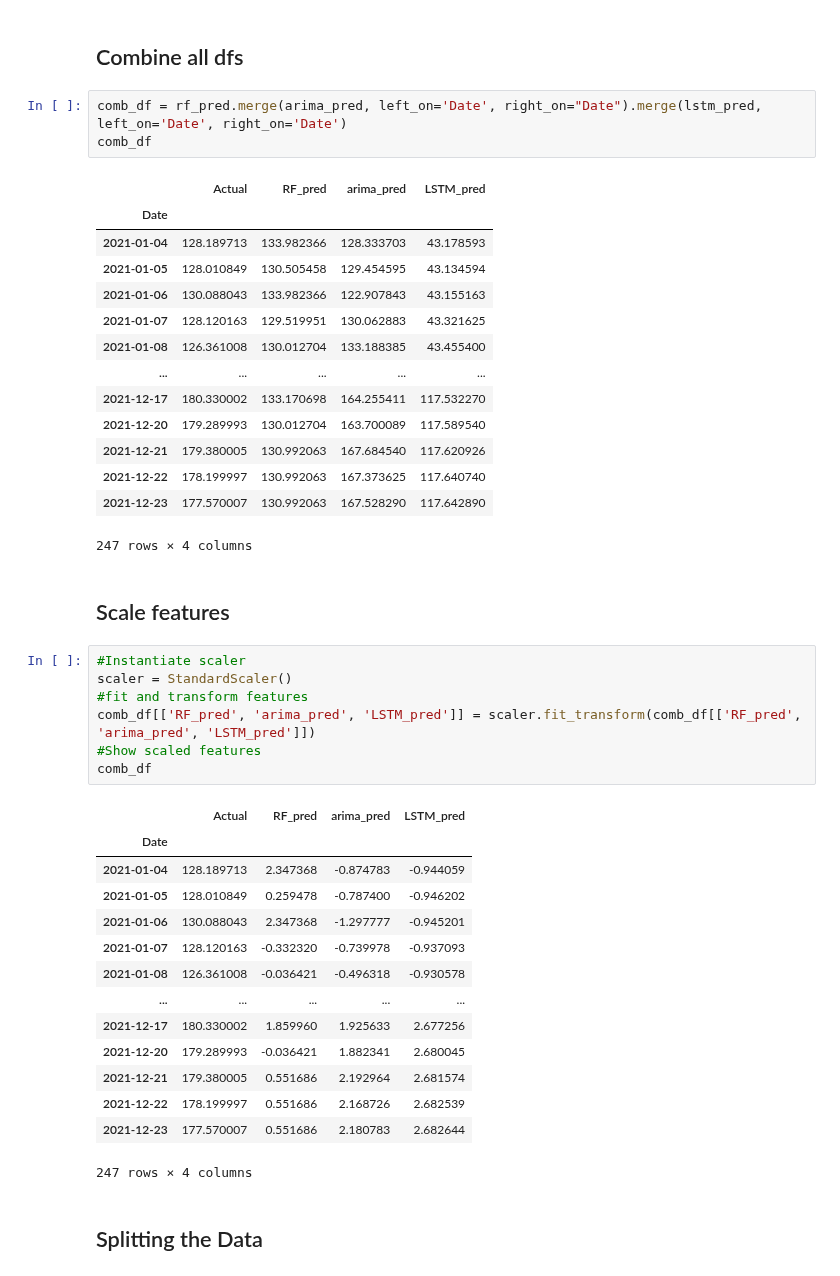
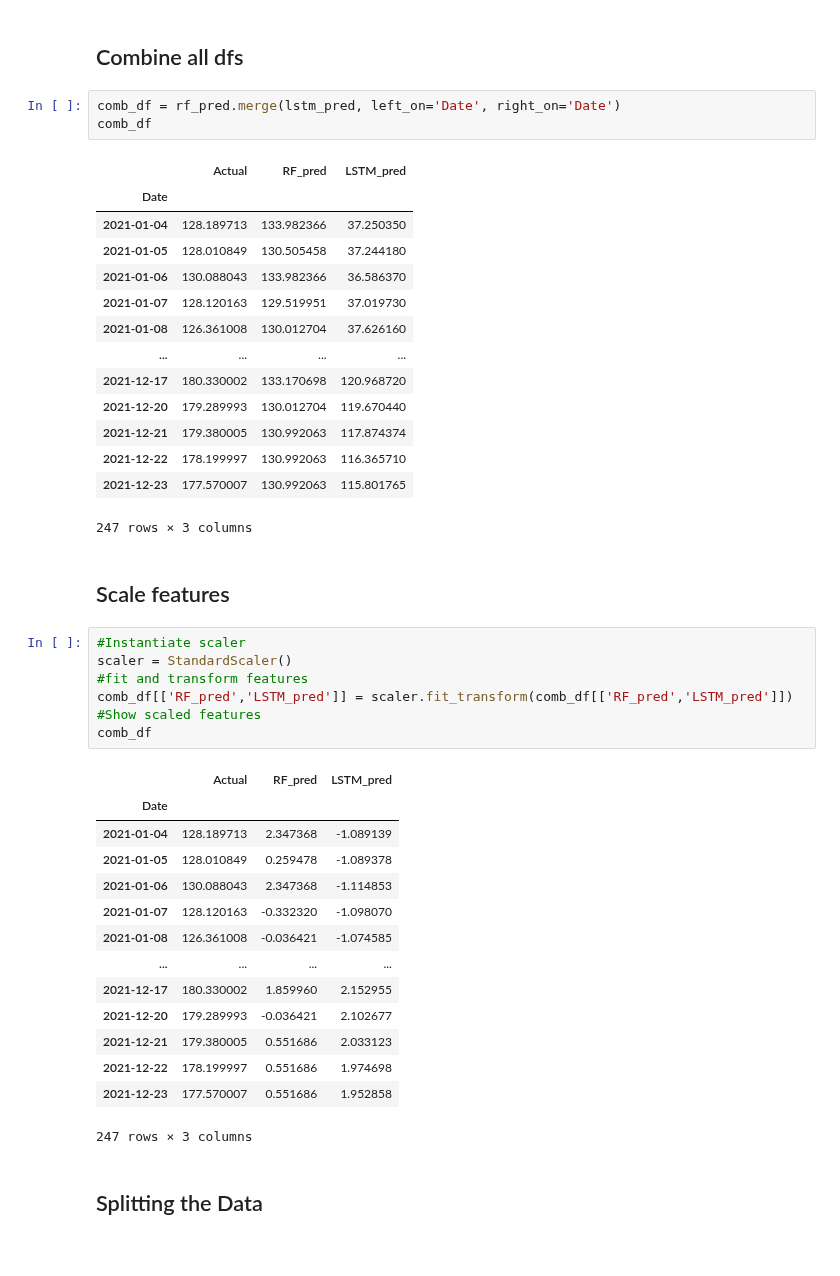
Before and after one commit to ivanlimsy/iOracle, a Jupyter notebook: notebooks/Combined Linear Model.ipynb, the cells around one changed output. Saved outputs shown, nothing was run; the diff lists cells and outputs as text.

```diff
--- a/notebooks/Combined Linear Model.ipynb
+++ b/notebooks/Combined Linear Model.ipynb
@@ -113,47 +98,47 @@ lstm_pred
 # %% [markdown]
 ## Combine all dfs
 # %%
-comb_df = rf_pred.merge(arima_pred, left_on='Date', right_on="Date").merge(lstm_pred, left_on='Date', right_on='Date')
+comb_df = rf_pred.merge(lstm_pred, left_on='Date', right_on='Date')
 comb_df
 # %% [output]
-|  | Actual | RF_pred | arima_pred | LSTM_pred |
-| Date |  |  |  |  |
-| 2021-01-04 | 128.189713 | 133.982366 | 128.333703 | 43.178593 |
-| 2021-01-05 | 128.010849 | 130.505458 | 129.454595 | 43.134594 |
-| 2021-01-06 | 130.088043 | 133.982366 | 122.907843 | 43.155163 |
-| 2021-01-07 | 128.120163 | 129.519951 | 130.062883 | 43.321625 |
-| 2021-01-08 | 126.361008 | 130.012704 | 133.188385 | 43.455400 |
-| ... | ... | ... | ... | ... |
-| 2021-12-17 | 180.330002 | 133.170698 | 164.255411 | 117.532270 |
-| 2021-12-20 | 179.289993 | 130.012704 | 163.700089 | 117.589540 |
-| 2021-12-21 | 179.380005 | 130.992063 | 167.684540 | 117.620926 |
-| 2021-12-22 | 178.199997 | 130.992063 | 167.373625 | 117.640740 |
-| 2021-12-23 | 177.570007 | 130.992063 | 167.528290 | 117.642890 |
+|  | Actual | RF_pred | LSTM_pred |
+| Date |  |  |  |
+| 2021-01-04 | 128.189713 | 133.982366 | 37.250350 |
+| 2021-01-05 | 128.010849 | 130.505458 | 37.244180 |
+| 2021-01-06 | 130.088043 | 133.982366 | 36.586370 |
+| 2021-01-07 | 128.120163 | 129.519951 | 37.019730 |
+| 2021-01-08 | 126.361008 | 130.012704 | 37.626160 |
+| ... | ... | ... | ... |
+| 2021-12-17 | 180.330002 | 133.170698 | 120.968720 |
+| 2021-12-20 | 179.289993 | 130.012704 | 119.670440 |
+| 2021-12-21 | 179.380005 | 130.992063 | 117.874374 |
+| 2021-12-22 | 178.199997 | 130.992063 | 116.365710 |
+| 2021-12-23 | 177.570007 | 130.992063 | 115.801765 |
-247 rows × 4 columns
+247 rows × 3 columns
 # %% [markdown]
 ## Scale features
 # %%
 #Instantiate scaler
 scaler = StandardScaler()
 #fit and transform features
-comb_df[['RF_pred', 'arima_pred', 'LSTM_pred']] = scaler.fit_transform(comb_df[['RF_pred', 'arima_pred', 'LSTM_pred']])
+comb_df[['RF_pred','LSTM_pred']] = scaler.fit_transform(comb_df[['RF_pred','LSTM_pred']])
 #Show scaled features
 comb_df
 # %% [output]
-|  | Actual | RF_pred | arima_pred | LSTM_pred |
-| Date |  |  |  |  |
-| 2021-01-04 | 128.189713 | 2.347368 | -0.874783 | -0.944059 |
-| 2021-01-05 | 128.010849 | 0.259478 | -0.787400 | -0.946202 |
-| 2021-01-06 | 130.088043 | 2.347368 | -1.297777 | -0.945201 |
-| 2021-01-07 | 128.120163 | -0.332320 | -0.739978 | -0.937093 |
-| 2021-01-08 | 126.361008 | -0.036421 | -0.496318 | -0.930578 |
-| ... | ... | ... | ... | ... |
-| 2021-12-17 | 180.330002 | 1.859960 | 1.925633 | 2.677256 |
-| 2021-12-20 | 179.289993 | -0.036421 | 1.882341 | 2.680045 |
-| 2021-12-21 | 179.380005 | 0.551686 | 2.192964 | 2.681574 |
-| 2021-12-22 | 178.199997 | 0.551686 | 2.168726 | 2.682539 |
-| 2021-12-23 | 177.570007 | 0.551686 | 2.180783 | 2.682644 |
+|  | Actual | RF_pred | LSTM_pred |
+| Date |  |  |  |
+| 2021-01-04 | 128.189713 | 2.347368 | -1.089139 |
+| 2021-01-05 | 128.010849 | 0.259478 | -1.089378 |
+| 2021-01-06 | 130.088043 | 2.347368 | -1.114853 |
+| 2021-01-07 | 128.120163 | -0.332320 | -1.098070 |
+| 2021-01-08 | 126.361008 | -0.036421 | -1.074585 |
+| ... | ... | ... | ... |
+| 2021-12-17 | 180.330002 | 1.859960 | 2.152955 |
+| 2021-12-20 | 179.289993 | -0.036421 | 2.102677 |
+| 2021-12-21 | 179.380005 | 0.551686 | 2.033123 |
+| 2021-12-22 | 178.199997 | 0.551686 | 1.974698 |
+| 2021-12-23 | 177.570007 | 0.551686 | 1.952858 |
-247 rows × 4 columns
+247 rows × 3 columns
 # %% [markdown]
 ## Splitting the Data
 # %%
```
Also changed, not shown: parts of 17 cells of this notebook.
